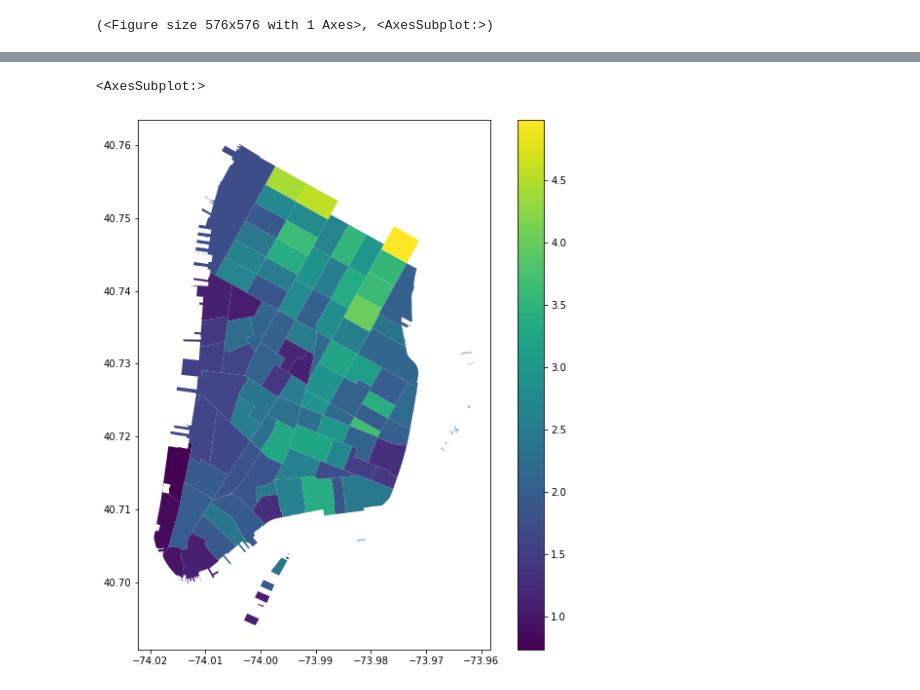
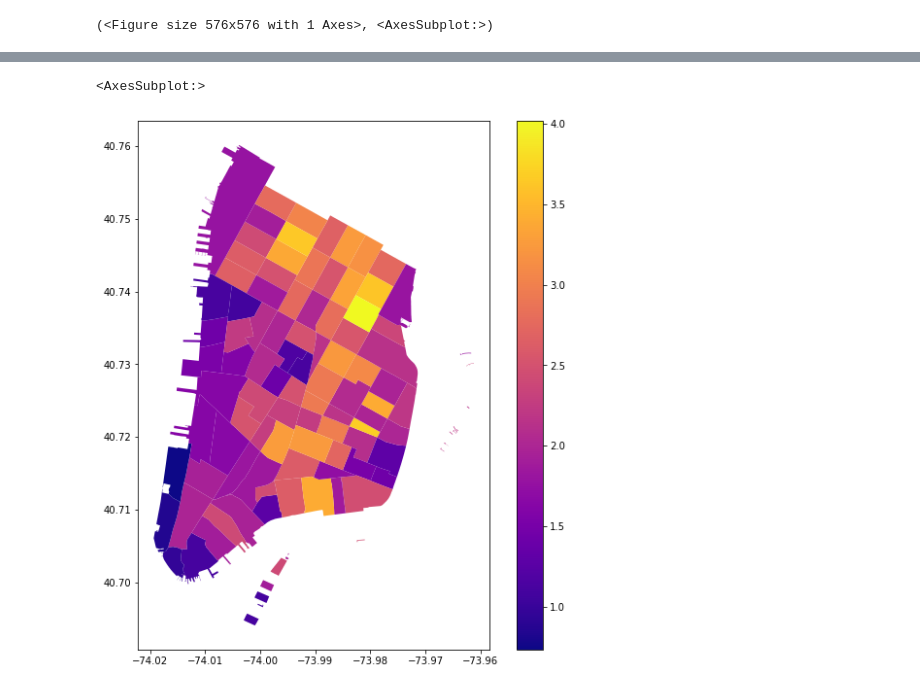
Before and after one commit to clyman23/spoke, a Jupyter notebook: notebooks/maxdumas/average_danger_by_cta.ipynb, the cells around one changed output, grey strips where cells are left out. Drawn from its saved outputs; the diff is of its cells as text; code cells hidden in the pictures.

Commit message:
Use helpers to simplify heatmap generation

```diff
--- a/notebooks/maxdumas/average_danger_by_cta.ipynb
+++ b/notebooks/maxdumas/average_danger_by_cta.ipynb
@@ -79,0 +48,10 @@ danger_by_tract_df
+# %%
+from shapely.affinity import translate
+
+offset = -0.001
+mnh_street_angle = np.pi / 6 # Manhattan's streets are about 30 degrees off of true north.
+clip_boundary = translate(SO_34_POLY, yoff=offset, xoff=np.sin(mnh_street_angle) * offset)
+
+ns = pd.DataFrame(G.nodes.values())
+ns = gpd.GeoDataFrame(data=ns, geometry=gpd.points_from_xy(ns.x, ns.y), crs='EPSG:32618').to_crs('EPSG:4326').clip(clip_boundary)
+ns
@@ -79,0 +72,3 @@ danger_by_tract_df
+# %%
+danger_by_tract_df = danger_df.loc[ns.index].groupby('CENSUS_TRACT_ID').mean()
+danger_by_tract_df
@@ -98,5 +108,5 @@ tract_danger_gdf
 # %%
-tract_danger_gdf.plot(column='DANGER', cmap='viridis', legend=True, figsize=(10, 10))
+tract_danger_gdf.plot(column='DANGER', cmap='plasma', legend=True, figsize=(10, 10))
 # %% [output]
 <AxesSubplot:>
-[figure, old version]
+[figure, new version]
```
Also changed, not shown: parts of 8 cells of this notebook, 4 other files.
